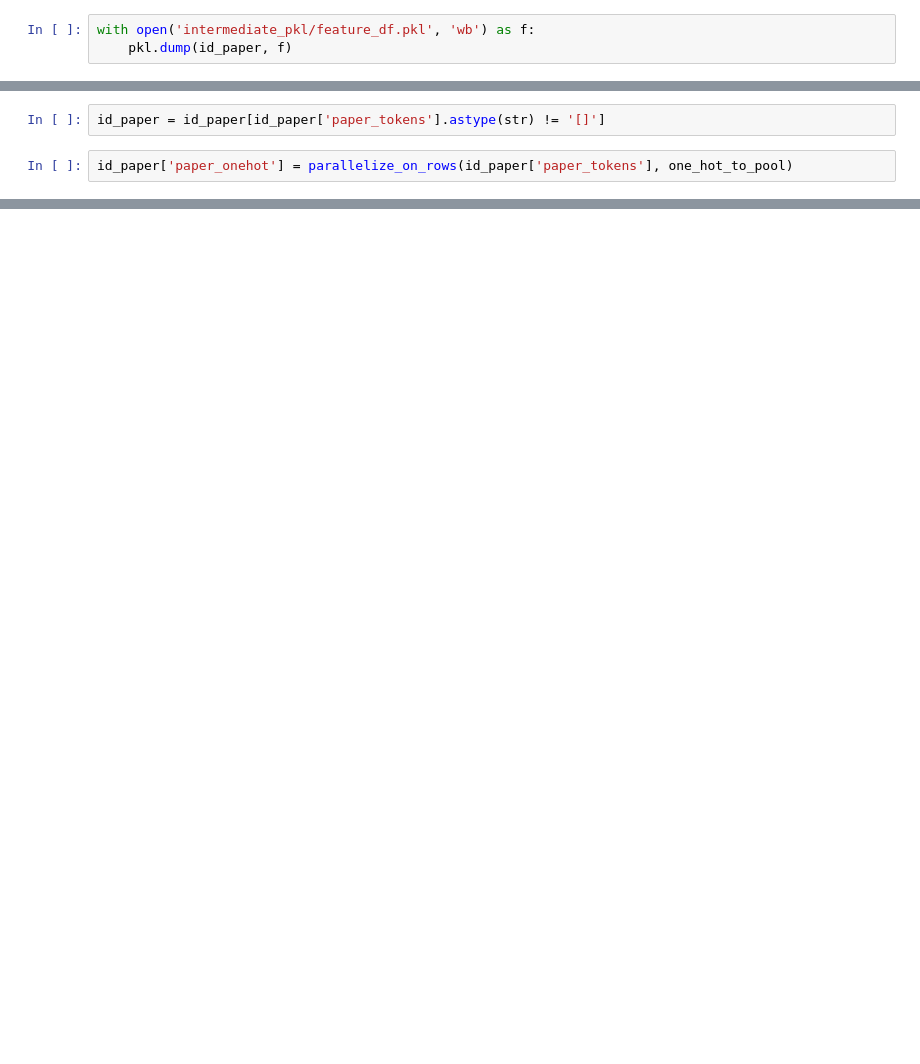
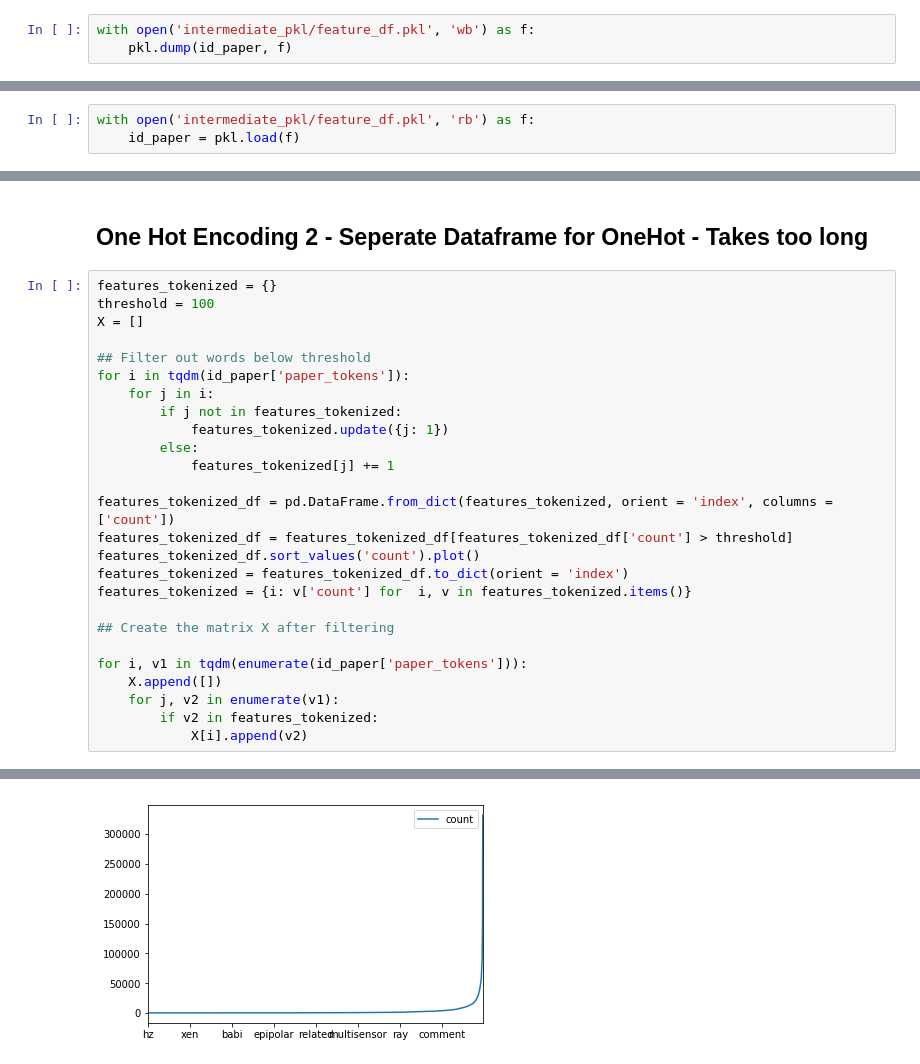
Before and after one commit to Omairss/gae, a Jupyter notebook: gae/Plot Embeddings on AMiner.ipynb, the cells around one changed output, grey strips where cells are left out. Drawn from its saved outputs; the diff is of its cells as text; blank space fills up the shorter version.

Commit message:
divide and conquer for matrix conversation

```diff
--- a/gae/Plot Embeddings on AMiner.ipynb
+++ b/gae/Plot Embeddings on AMiner.ipynb
@@ -275,4 +235,0 @@ id_paper[id_paper['paper_tokens'].astype(str) == '[]']
-# %%
-id_paper = id_paper[id_paper['paper_tokens'].astype(str) != '[]']
-# %%
-id_paper['paper_onehot'] = parallelize_on_rows(id_paper['paper_tokens'], one_hot_to_pool)
@@ -322,0 +236,3 @@ len(features_tokenized)
+# %%
+with open('intermediate_pkl/feature_df.pkl', 'rb') as f:
+    id_paper = pkl.load(f)
@@ -322,0 +278,29 @@ len(features_tokenized)
+# %% [markdown]
+## One Hot Encoding 2 - Seperate Dataframe for OneHot - Takes too long
+# %%
+features_tokenized = {}
+threshold = 100
+X = []
+
+## Filter out words below threshold
+for i in tqdm(id_paper['paper_tokens']):
+    for j in i:
+        if j not in features_tokenized:
+            features_tokenized.update({j: 1})
+        else:
+            features_tokenized[j] += 1
+
+features_tokenized_df = pd.DataFrame.from_dict(features_tokenized, orient = 'index', columns = ['count'])
+features_tokenized_df = features_tokenized_df[features_tokenized_df['count'] > threshold]
+features_tokenized_df.sort_values('count').plot()
+features_tokenized = features_tokenized_df.to_dict(orient = 'index')
+features_tokenized = {i: v['count'] for  i, v in features_tokenized.items()}
+
+## Create the matrix X after filtering
+
+for i, v1 in tqdm(enumerate(id_paper['paper_tokens'])):
+    X.append([])
+    for j, v2 in enumerate(v1):
+        if v2 in features_tokenized:
+            X[i].append(v2)
+# %% [output]
@@ -322,0 +309 @@ len(features_tokenized)
+[figure, added]
```
Also changed, not shown: parts of 50 cells of this notebook.
